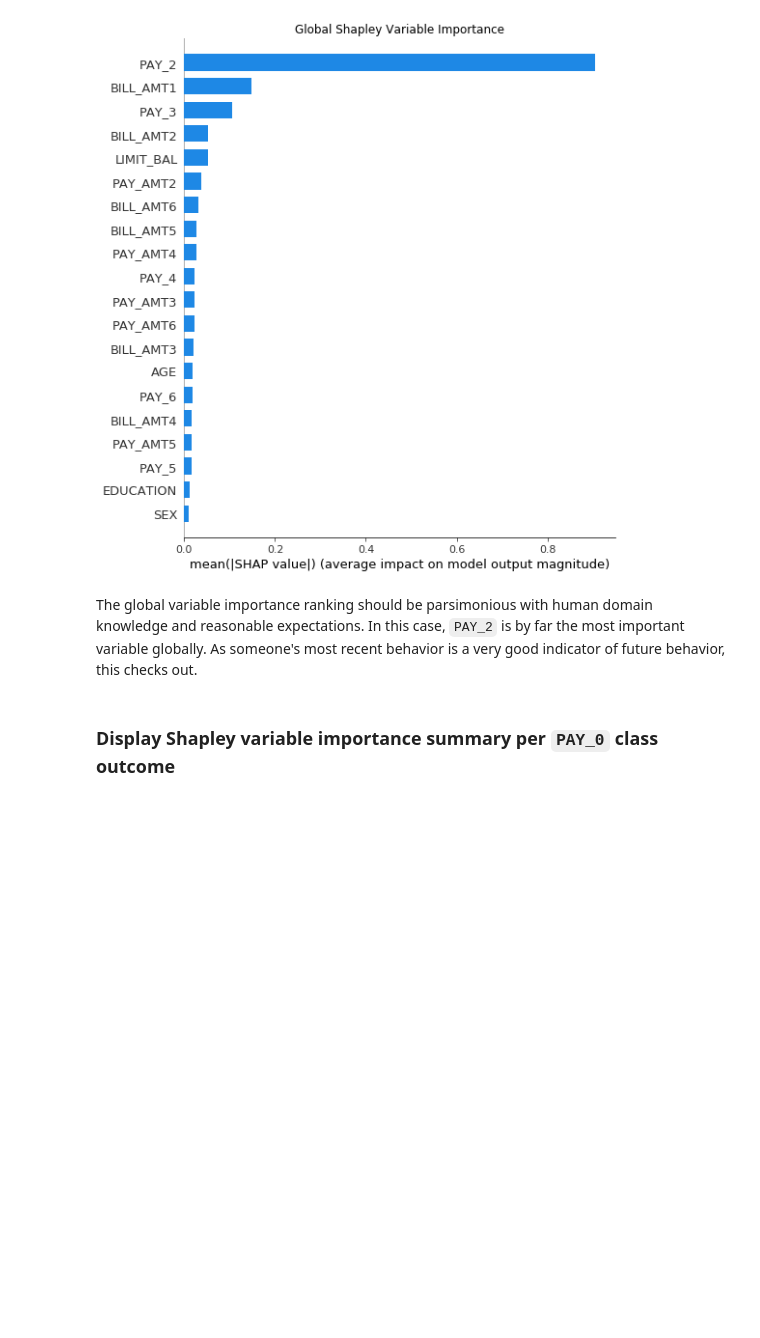
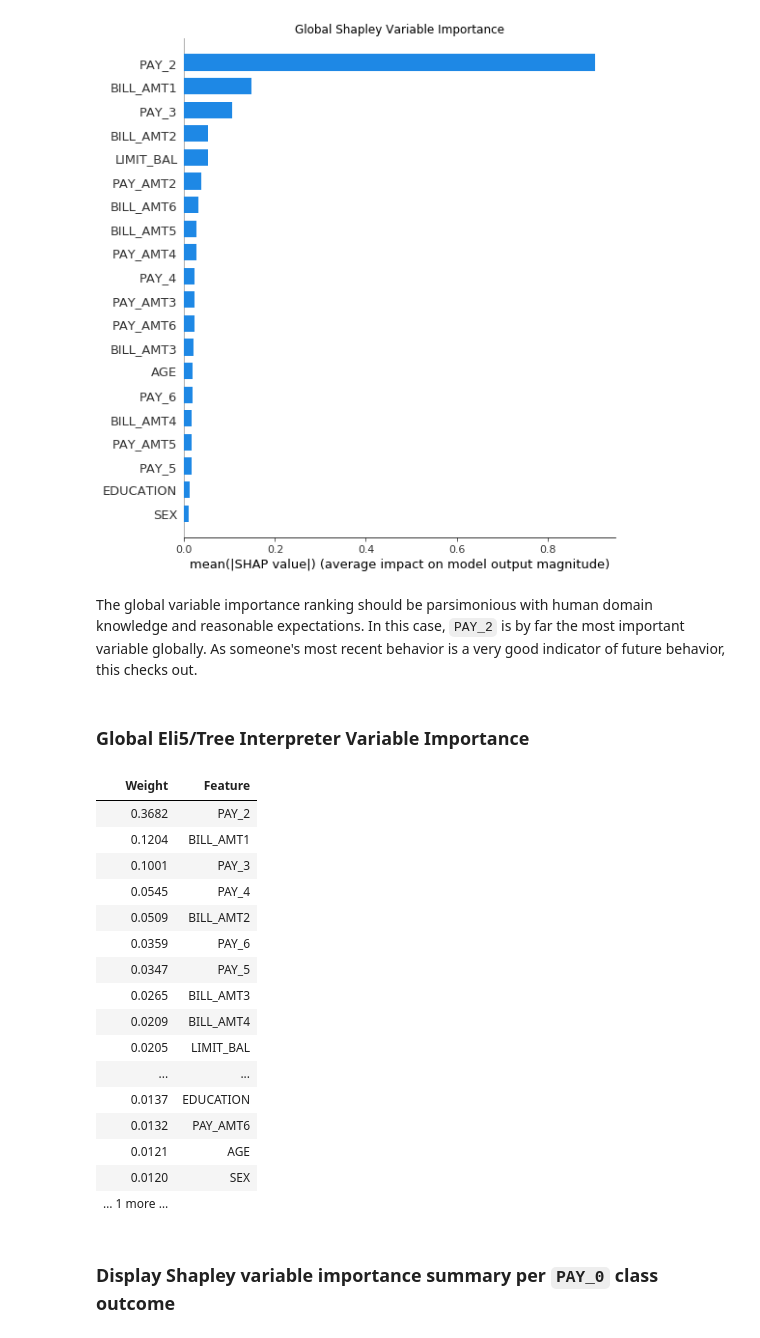
Before and after one commit to navdeep-G/interpretable-ml, a Jupyter notebook: notebooks/credit/xgb_credit_multinomial_shap_pdp_ice.ipynb, the cells around one changed output. Drawn from its saved outputs; the diff is of its cells as text; code cells hidden in the pictures; blank space fills up the shorter version.

```diff
--- a/notebooks/credit/xgb_credit_multinomial_shap_pdp_ice.ipynb
+++ b/notebooks/credit/xgb_credit_multinomial_shap_pdp_ice.ipynb
@@ -174,6 +211,28 @@ shap.summary_plot(shap_values_abs.mean(axis=1), test[xgb_model.feature_names], p
 [figure]
 # %% [markdown]
 The global variable importance ranking should be parsimonious with human domain knowledge and reasonable expectations. In this case, `PAY_2` is by far the most important variable globally. As someone's most recent behavior is a very good indicator of future behavior, this checks out.
+# %% [markdown]
+### Global Eli5/Tree Interpreter Variable Importance
+# %%
+eli5.show_weights(xgb_model)
+# %% [output]
+| Weight | Feature |
+| 0.3682 | PAY_2 |
+| 0.1204 | BILL_AMT1 |
+| 0.1001 | PAY_3 |
+| 0.0545 | PAY_4 |
+| 0.0509 | BILL_AMT2 |
+| 0.0359 | PAY_6 |
+| 0.0347 | PAY_5 |
+| 0.0265 | BILL_AMT3 |
+| 0.0209 | BILL_AMT4 |
+| 0.0205 | LIMIT_BAL |
+| ... | ... |
+| 0.0137 | EDUCATION |
+| 0.0132 | PAY_AMT6 |
+| 0.0121 | AGE |
+| 0.0120 | SEX |
+| … 1 more … |  |
 # %% [markdown]
 ### Display Shapley variable importance summary per `PAY_0` class outcome
 # %%
```
Also changed, not shown: parts of 26 cells of this notebook, 50 other files.
